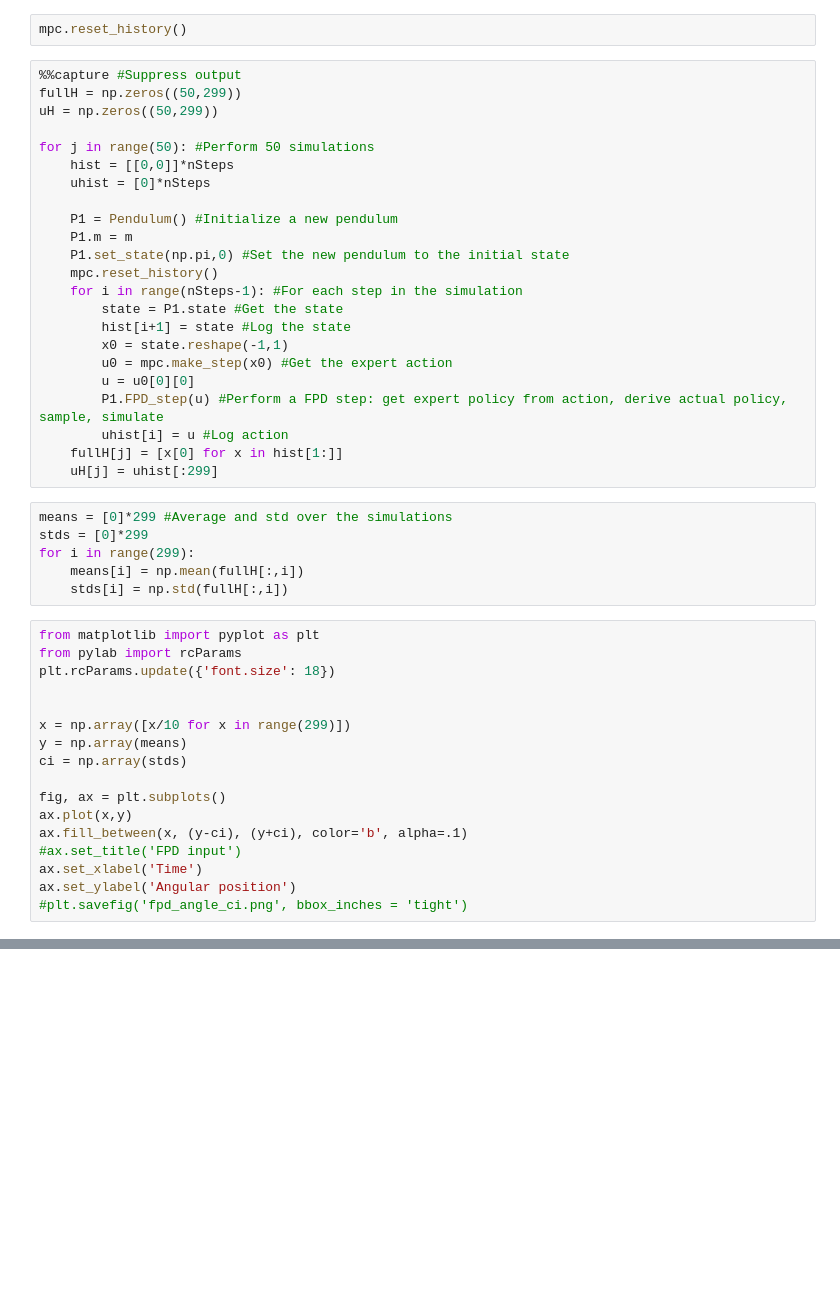
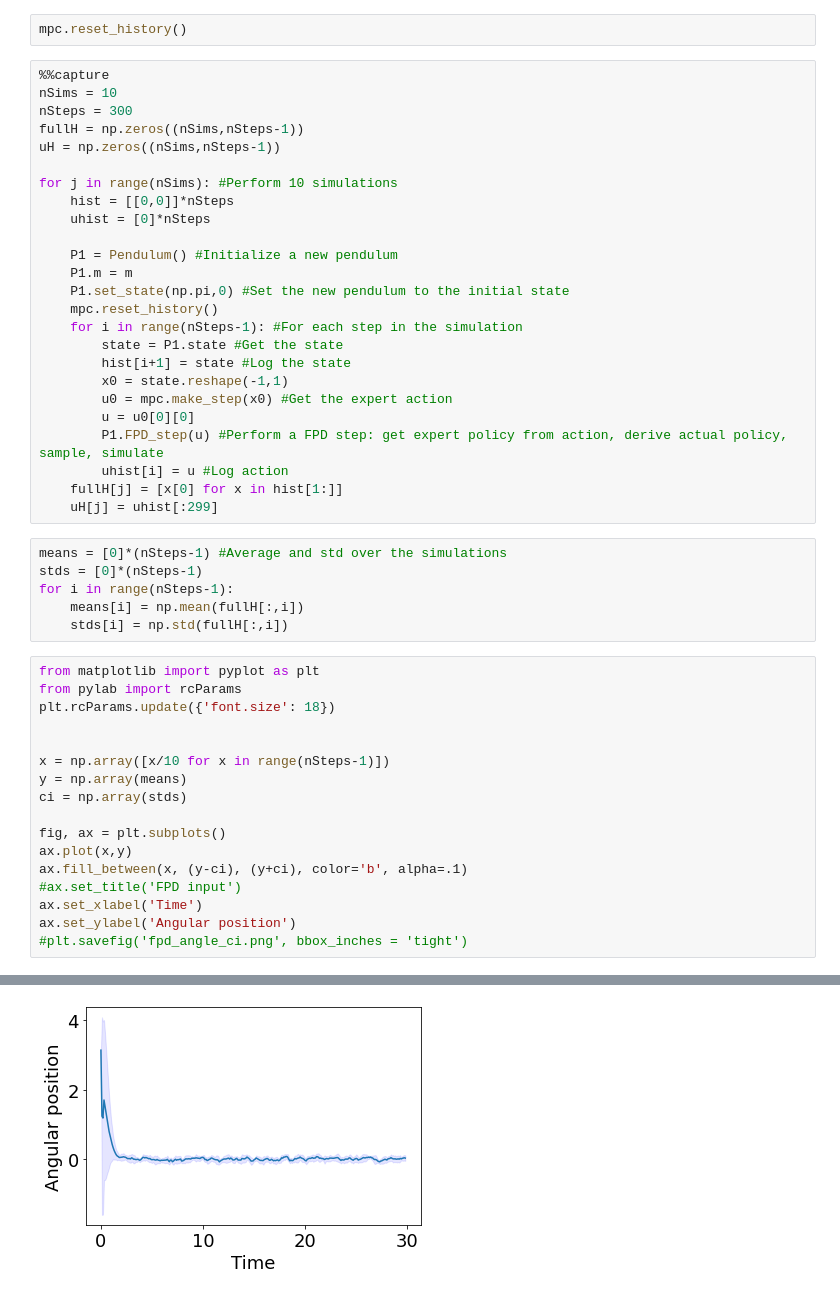
Before and after one commit to GIOVRUSSO/Control-Group-Code, a Jupyter notebook: Decision-making/Pendulum FPD.ipynb, the cells around one changed output, grey strips where cells are left out. Drawn from its saved outputs; the diff is of its cells as text; blank space fills up the shorter version.

```diff
--- a/Decision-making/Pendulum FPD.ipynb
+++ b/Decision-making/Pendulum FPD.ipynb
@@ -151,11 +151,13 @@ mpc.set_initial_guess()
 # %%
 mpc.reset_history()
 # %%
-%%capture #Suppress output
-fullH = np.zeros((50,299))
-uH = np.zeros((50,299))
+%%capture
+nSims = 10
+nSteps = 300
+fullH = np.zeros((nSims,nSteps-1))
+uH = np.zeros((nSims,nSteps-1))
 
-for j in range(50): #Perform 50 simulations
+for j in range(nSims): #Perform 10 simulations
     hist = [[0,0]]*nSteps
     uhist = [0]*nSteps
 
@@ -174,9 +176,9 @@ for j in range(50): #Perform 50 simulations
     fullH[j] = [x[0] for x in hist[1:]]
     uH[j] = uhist[:299]
 # %%
-means = [0]*299 #Average and std over the simulations
-stds = [0]*299
-for i in range(299):
+means = [0]*(nSteps-1) #Average and std over the simulations
+stds = [0]*(nSteps-1)
+for i in range(nSteps-1):
     means[i] = np.mean(fullH[:,i])
     stds[i] = np.std(fullH[:,i])
 # %%
@@ -185,7 +187,7 @@ from pylab import rcParams
 plt.rcParams.update({'font.size': 18})
 
 
-x = np.array([x/10 for x in range(299)])
+x = np.array([x/10 for x in range(nSteps-1)])
 y = np.array(means)
 ci = np.array(stds)
 
@@ -196,3 +198,4 @@ ax.fill_between(x, (y-ci), (y+ci), color='b', alpha=.1)
 ax.set_xlabel('Time')
 ax.set_ylabel('Angular position')
 #plt.savefig('fpd_angle_ci.png', bbox_inches = 'tight')
+# %% [output]
@@ -199 +203,2 @@ ax.set_ylabel('Angular position')
+[figure, added]
 # %%
```
Also changed, not shown: parts of 3 cells of this notebook, 3 other files.
